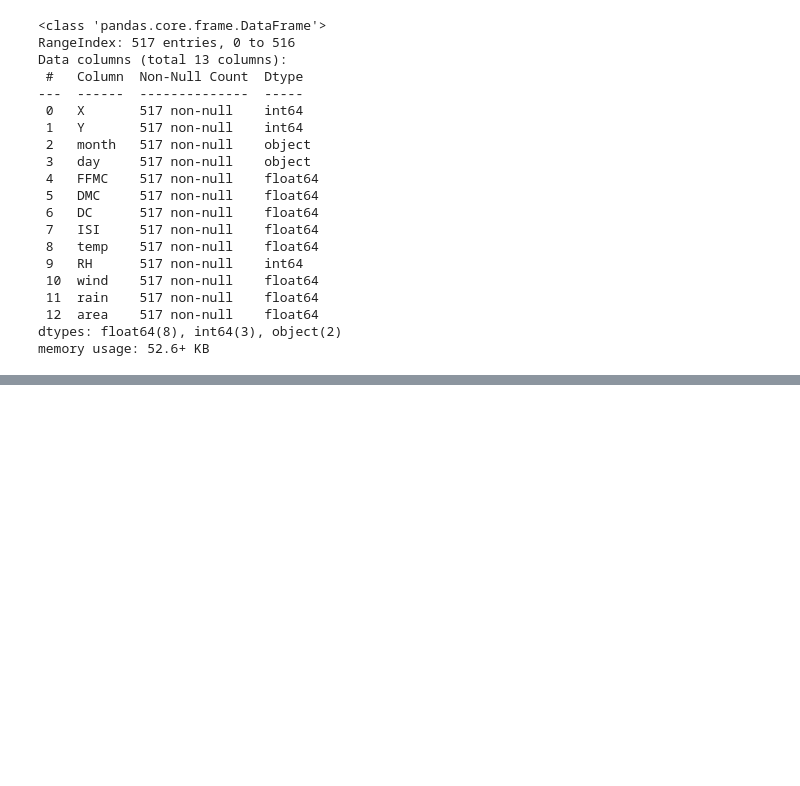
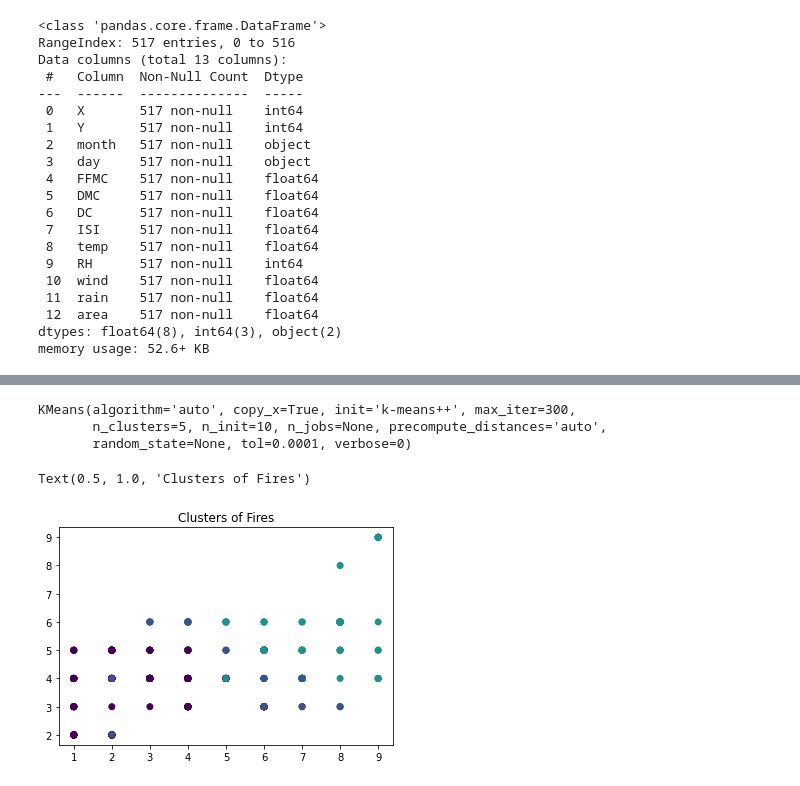
Before and after one commit to josephychin/forest-fires, a Jupyter notebook: Project_2_Part_3.ipynb, the cells around one changed output, grey strips where cells are left out. Saved outputs shown, nothing was run; the diff lists cells and outputs as text; code cells hidden in the pictures; blank space fills up the shorter version.

```diff
--- a/Project_2_Part_3.ipynb
+++ b/Project_2_Part_3.ipynb
@@ -96,0 +66,20 @@ rf.score(X_test, y_test)
+# %%
+X = df[['FFMC', 'DMC', 'DC', 'ISI', 'temp', 'RH', 'wind', 'rain', 'area', 'X', 'Y']]
+# %%
+scaler = StandardScaler()
+scaled_df = scaler.fit_transform(X)
+# %%
+kmeans = KMeans(n_clusters = 5)
+kmeans.fit(scaled_df)
+# %% [output]
+KMeans(algorithm='auto', copy_x=True, init='k-means++', max_iter=300,
+       n_clusters=5, n_init=10, n_jobs=None, precompute_distances='auto',
+       random_state=None, tol=0.0001, verbose=0)
+# %%
+df['cluster'] = kmeans.labels_
+# %%
+plt.scatter(df['X'], df['Y'], c = df['cluster'])
+plt.title('Clusters of Fires')
+# %% [output]
+Text(0.5, 1.0, 'Clusters of Fires')
+[figure, added]
```
Also changed, not shown: parts of 18 cells of this notebook.
